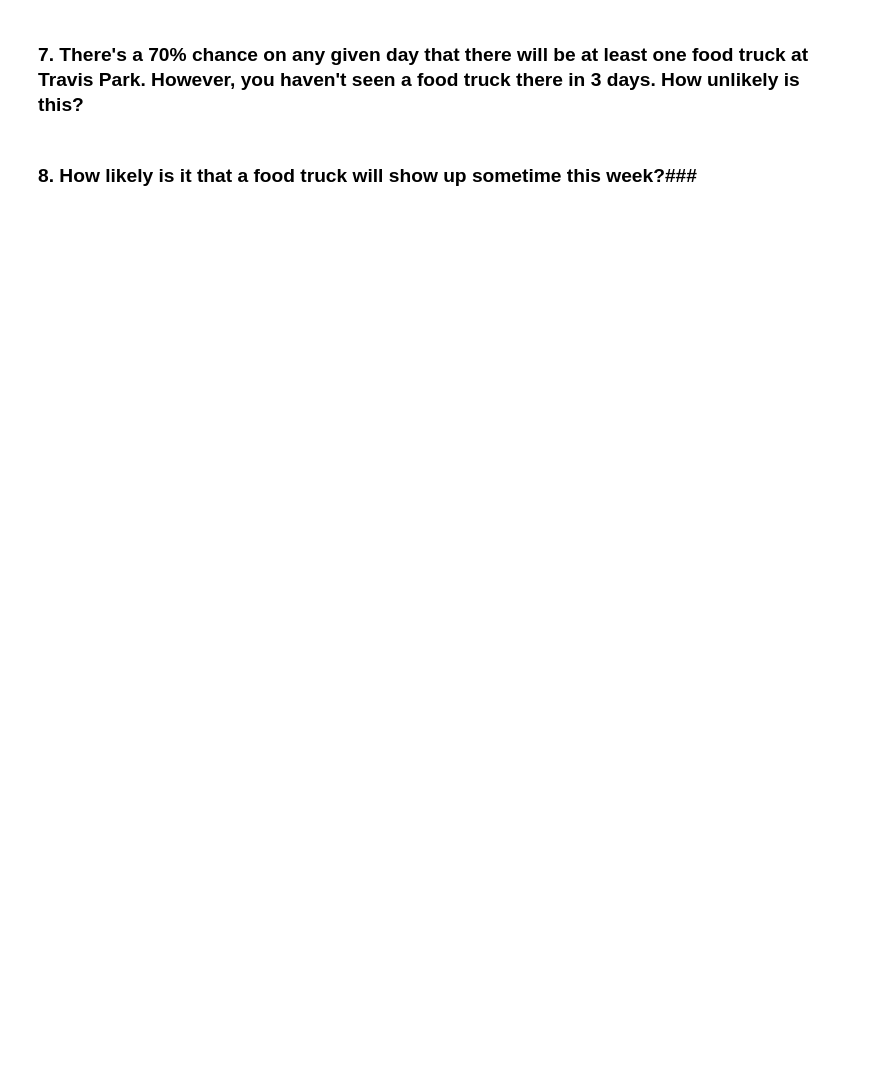
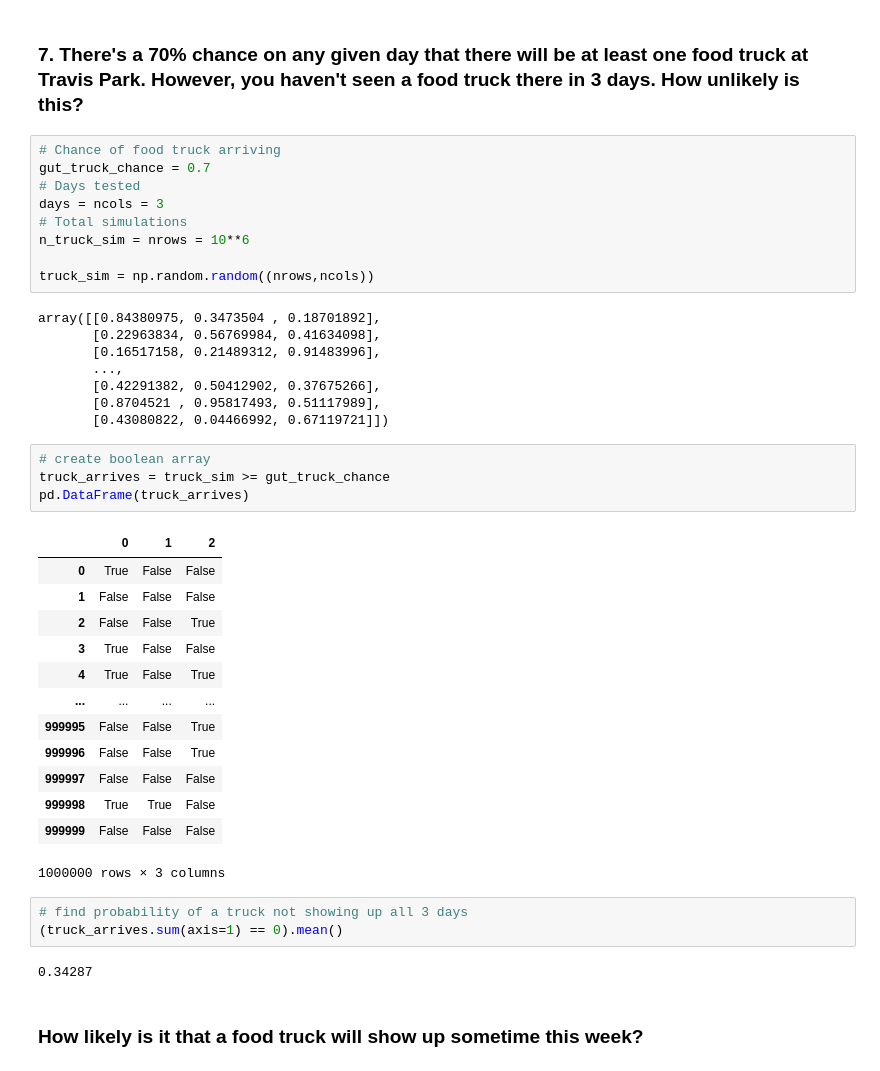
Before and after one commit to wheelerjoshua/statistics-exercises, a Jupyter notebook: simulation.ipynb, the cells around one changed output. Drawn from its saved outputs; the diff is of its cells as text; blank space fills up the shorter version.

```diff
--- a/simulation.ipynb
+++ b/simulation.ipynb
@@ -85,4 +226,44 @@ NameError: name 'count' is not defined
 # %% [markdown]
 ### 7. There's a 70% chance on any given day that there will be at least one food truck at Travis Park. However, you haven't seen a food truck there in 3 days. How unlikely is this?
+# %%
+# Chance of food truck arriving
+gut_truck_chance = 0.7
+# Days tested
+days = ncols = 3
+# Total simulations
+n_truck_sim = nrows = 10**6
+
+truck_sim = np.random.random((nrows,ncols))
+# %% [output]
+array([[0.84380975, 0.3473504 , 0.18701892],
+       [0.22963834, 0.56769984, 0.41634098],
+       [0.16517158, 0.21489312, 0.91483996],
+       ...,
+       [0.42291382, 0.50412902, 0.37675266],
+       [0.8704521 , 0.95817493, 0.51117989],
+       [0.43080822, 0.04466992, 0.67119721]])
+# %%
+# create boolean array
+truck_arrives = truck_sim >= gut_truck_chance
+pd.DataFrame(truck_arrives)
+# %% [output]
+|  | 0 | 1 | 2 |
+| 0 | True | False | False |
+| 1 | False | False | False |
+| 2 | False | False | True |
+| 3 | True | False | False |
+| 4 | True | False | True |
+| ... | ... | ... | ... |
+| 999995 | False | False | True |
+| 999996 | False | False | True |
+| 999997 | False | False | False |
+| 999998 | True | True | False |
+| 999999 | False | False | False |
+1000000 rows × 3 columns
+# %%
+# find probability of a truck not showing up all 3 days
+(truck_arrives.sum(axis=1) == 0).mean()
+# %% [output]
+0.34287
 # %% [markdown]
-### 8. How likely is it that a food truck will show up sometime this week?###
+### How likely is it that a food truck will show up sometime this week?
```
Also changed, not shown: parts of 38 cells of this notebook, 1 other file.
